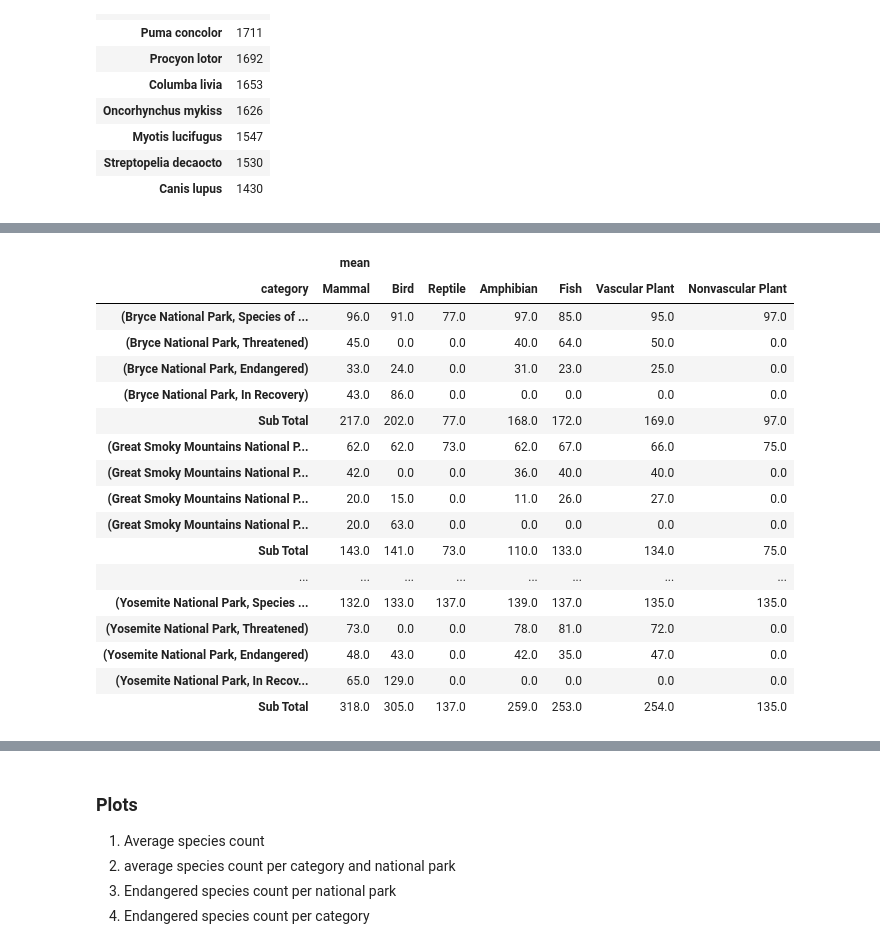
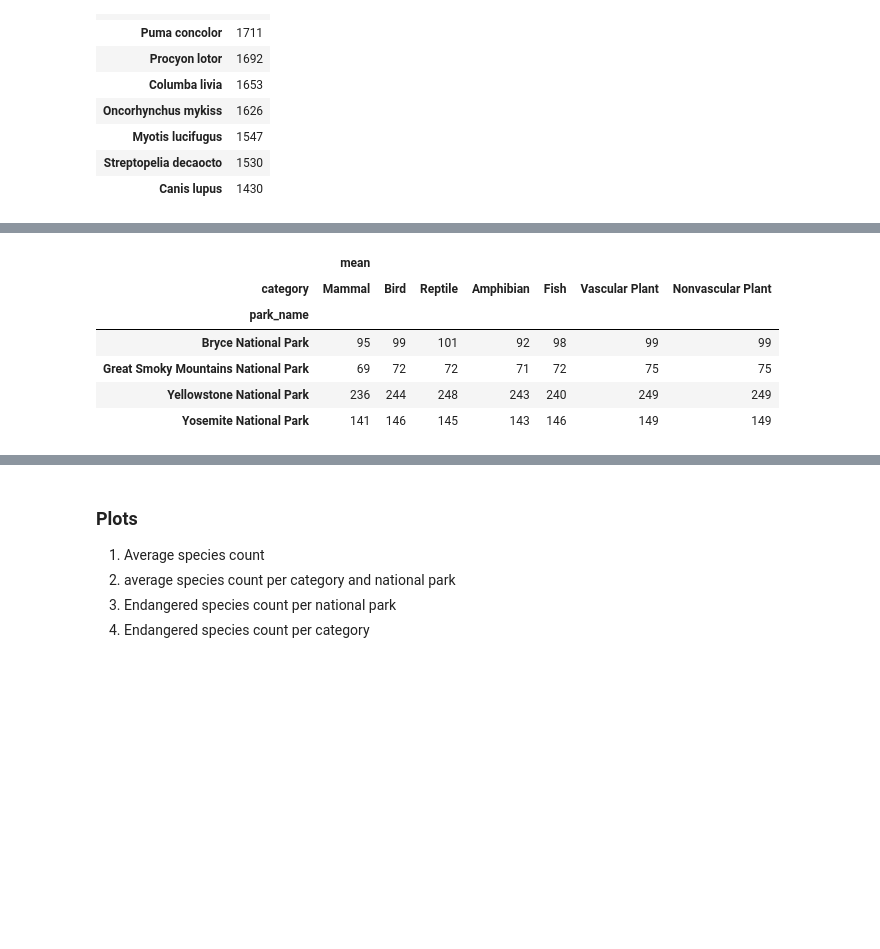
Before and after one commit to egecalay/Biodiversity-in-National-Parks, a Jupyter notebook: biodiversity.ipynb, the cells around one changed output, grey strips where cells are left out. Drawn from its saved outputs; the diff is of its cells as text; code cells hidden in the pictures; blank space fills up the shorter version.

```diff
--- a/biodiversity.ipynb
+++ b/biodiversity.ipynb
@@ -307,29 +290,12 @@ df_group_3_sum
 # %%
 # 4b. Average endangered species count per national park and category
-df_group_3_mean=df.pivot_table(index=['park_name','conservation_status'],columns='category',values='observations',aggfunc=['mean'], fill_value=0)
-lst= []
-for name, group in df_group_3_mean.groupby(['park_name']):
-    group.loc['Sub Total'] = group.sum()
-    lst.append(group)
-df_group_3_mean = pd.concat(lst)
-
-np.round(df_group_3_mean)
+df_group_3_mean= df.pivot_table(index=['park_name'],columns='category',values='observations',aggfunc=['mean']).round().astype(int)
+df_group_3_mean
 # %% [output]
 |  | mean |  |  |  |  |  |  |
 | category | Mammal | Bird | Reptile | Amphibian | Fish | Vascular Plant | Nonvascular Plant |
-| (Bryce National Park, Species of ... | 96.0 | 91.0 | 77.0 | 97.0 | 85.0 | 95.0 | 97.0 |
-| (Bryce National Park, Threatened) | 45.0 | 0.0 | 0.0 | 40.0 | 64.0 | 50.0 | 0.0 |
-| (Bryce National Park, Endangered) | 33.0 | 24.0 | 0.0 | 31.0 | 23.0 | 25.0 | 0.0 |
-| (Bryce National Park, In Recovery) | 43.0 | 86.0 | 0.0 | 0.0 | 0.0 | 0.0 | 0.0 |
-| Sub Total | 217.0 | 202.0 | 77.0 | 168.0 | 172.0 | 169.0 | 97.0 |
-| (Great Smoky Mountains National P... | 62.0 | 62.0 | 73.0 | 62.0 | 67.0 | 66.0 | 75.0 |
-| (Great Smoky Mountains National P... | 42.0 | 0.0 | 0.0 | 36.0 | 40.0 | 40.0 | 0.0 |
-| (Great Smoky Mountains National P... | 20.0 | 15.0 | 0.0 | 11.0 | 26.0 | 27.0 | 0.0 |
-| (Great Smoky Mountains National P... | 20.0 | 63.0 | 0.0 | 0.0 | 0.0 | 0.0 | 0.0 |
-| Sub Total | 143.0 | 141.0 | 73.0 | 110.0 | 133.0 | 134.0 | 75.0 |
-| ... | ... | ... | ... | ... | ... | ... | ... |
-| (Yosemite National Park, Species ... | 132.0 | 133.0 | 137.0 | 139.0 | 137.0 | 135.0 | 135.0 |
-| (Yosemite National Park, Threatened) | 73.0 | 0.0 | 0.0 | 78.0 | 81.0 | 72.0 | 0.0 |
-| (Yosemite National Park, Endangered) | 48.0 | 43.0 | 0.0 | 42.0 | 35.0 | 47.0 | 0.0 |
-| (Yosemite National Park, In Recov... | 65.0 | 129.0 | 0.0 | 0.0 | 0.0 | 0.0 | 0.0 |
-| Sub Total | 318.0 | 305.0 | 137.0 | 259.0 | 253.0 | 254.0 | 135.0 |
+| park_name |  |  |  |  |  |  |  |
+| Bryce National Park | 95 | 99 | 101 | 92 | 98 | 99 | 99 |
+| Great Smoky Mountains National Park | 69 | 72 | 72 | 71 | 72 | 75 | 75 |
+| Yellowstone National Park | 236 | 244 | 248 | 243 | 240 | 249 | 249 |
+| Yosemite National Park | 141 | 146 | 145 | 143 | 146 | 149 | 149 |
```
Also changed, not shown: parts of 5 cells of this notebook.
